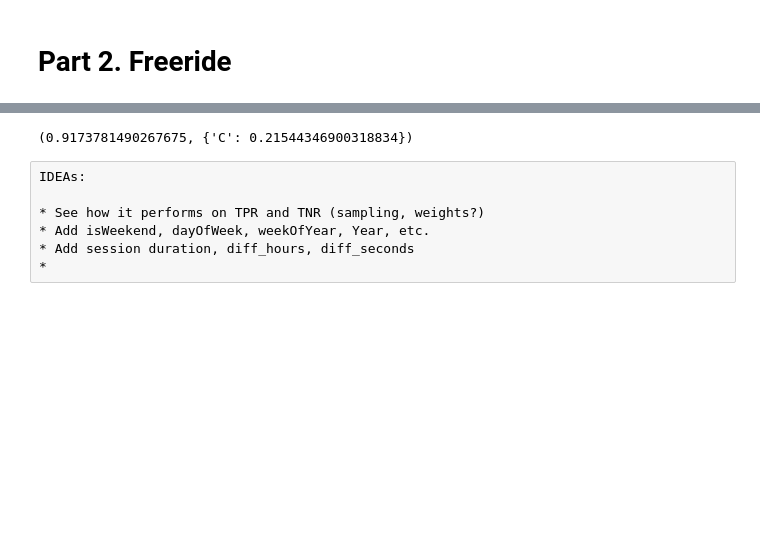
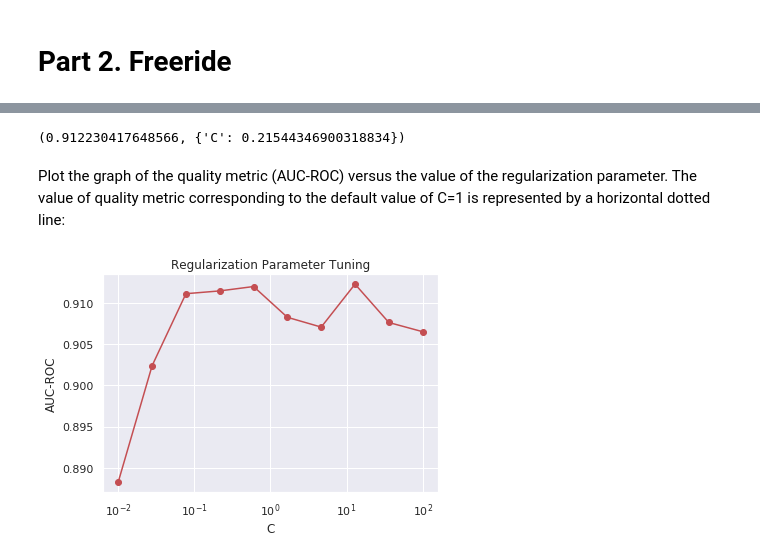
Before and after one commit to sramirez/mlcourse.ai, a Jupyter notebook: jupyter_english/assignments_spring2019/assignment2_part1_alice_logistic_regression_sramirez.ipynb, the cells around one changed output, grey strips where cells are left out. Saved outputs shown, nothing was run; the diff lists cells and outputs as text; code cells hidden in the pictures; blank space fills up the shorter version.

Commit message:
Improvements to beat the baselines: session duration and other variables, and standarization of date variables

```diff
--- a/jupyter_english/assignments_spring2019/assignment2_part1_alice_logistic_regression_sramirez.ipynb
+++ b/jupyter_english/assignments_spring2019/assignment2_part1_alice_logistic_regression_sramirez.ipynb
@@ -855,0 +857,13 @@ from sklearn.linear_model import LogisticRegression
+# %%
+# Import libraries and set desired options
+import pickle
+from scipy import sparse
+import numpy as np
+import pandas as pd
+from scipy.sparse import csr_matrix, hstack
+from sklearn.preprocessing import StandardScaler
+from sklearn.metrics import roc_auc_score
+from sklearn.linear_model import LogisticRegression
+from matplotlib import pyplot as plt
+import seaborn as sns
+sns.set()
@@ -908,0 +1008,3 @@ X_test_new = sparse.load_npz("X_test_new.npz")
+# %%
+# load the model from disk
+rforest_grid_searcher = pickle.load(open("model_rforest_datetime", 'rb'))
@@ -939,9 +1049,28 @@ pickle.dump(logit_grid_searcher, open("model_yorko_baseline", 'wb'))
 # %%
-
 # load the model from disk
-logit_grid_searcher = pickle.load(open("model_yorko_baseline", 'rb'))
+logit_grid_searcher = pickle.load(open("model_yorko_baseline_datetime", 'rb')) # model_yorko_baseline
 # %%
-logit_grid_searcher.best_score_, logit_grid_searcher.best_params_
+logit_grid_searcher.best_score_, logit_grid_searcher.best_params_ # scaling have not affected too much to the model
 # %% [output]
-(0.9173781490267675, {'C': 0.21544346900318834})
+(0.912230417648566, {'C': 0.21544346900318834})
+# %%
+from tqdm import tqdm
+
+# List of possible C-values
+
+roc_auc = logit_grid_searcher.cv_results_['mean_test_score']
+score_C_1 = zip(roc_auc, c_values)
+# %% [markdown]
+Plot the graph of the quality metric (AUC-ROC) versus the value of the regularization parameter. The value of quality metric corresponding to the default value of C=1 is represented by a horizontal dotted line:
+# %%
+plt.plot(Cs, roc_auc, 'ro-')
+plt.xscale('log')
+plt.xlabel('C')
+plt.ylabel('AUC-ROC')
+plt.title('Regularization Parameter Tuning')
+# horizontal line -- model quality with default C value
+#plt.axhline(y=score_C_1, linewidth=.5, color='b', linestyle='dashed')
+plt.show()
+# %% [output]
+[figure, added]
 # %%
@@ -950,7 +1078,0 @@ write_to_submission_file(logit_test_pred3, 'subm3.csv') # 0.94242
-# %% [raw]
-IDEAs:
-
-* See how it performs on TPR and TNR (sampling, weights?)
-* Add isWeekend, dayOfWeek, weekOfYear, Year, etc.
-* Add session duration, diff_hours, diff_seconds
-*
```
Also changed, not shown: parts of 25 cells of this notebook, 1 other file.
